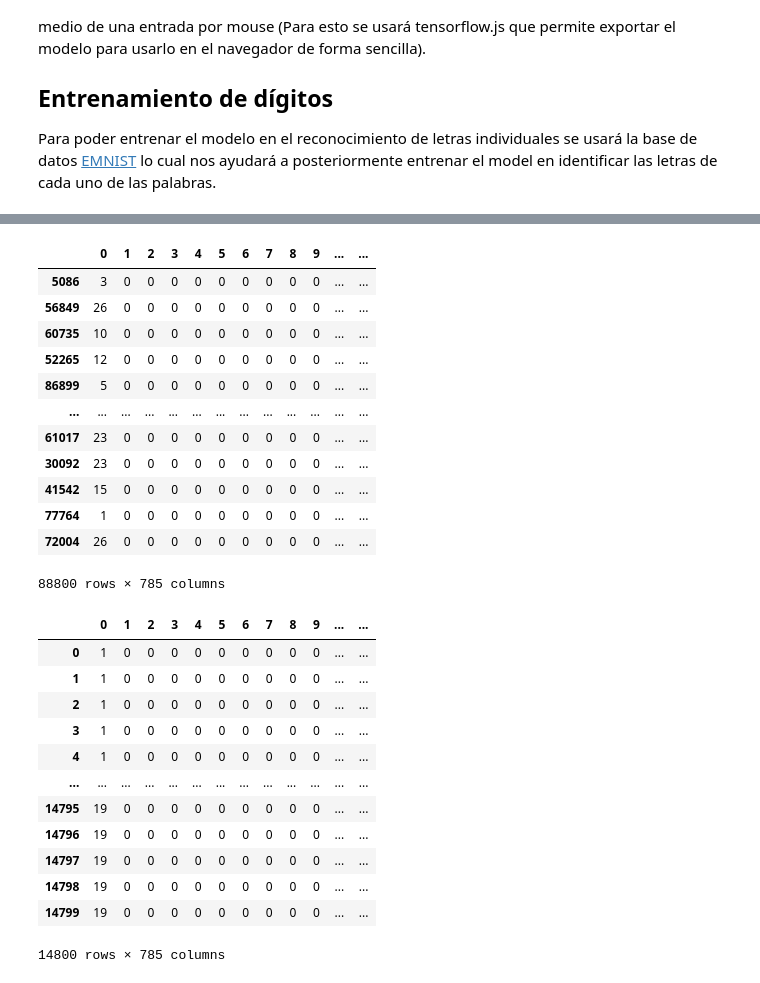
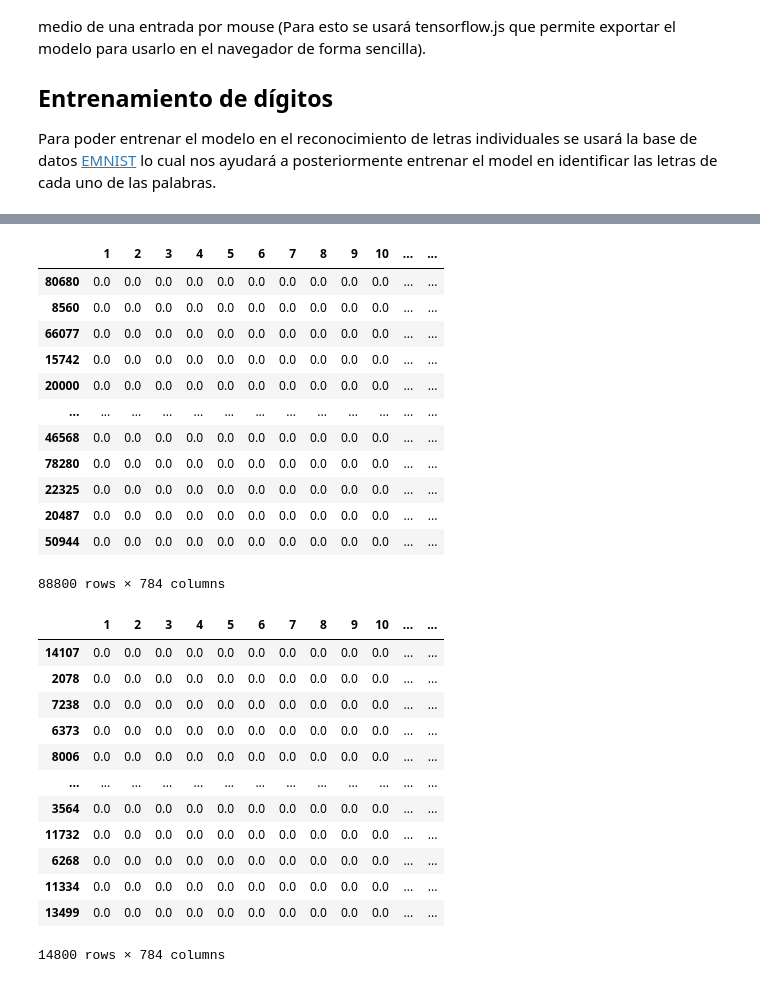
Before and after one commit to jaraycode/handwritten_recognition_IA, a Jupyter notebook: training.ipynb, the cells around one changed output, grey strips where cells are left out. Saved outputs shown, nothing was run; the diff lists cells and outputs as text; code cells hidden in the pictures.

Commit message:
Modelo
Se vuelva a escribir el archivo de jupyter para que tenga mejor presentación

```diff
--- a/training.ipynb
+++ b/training.ipynb
@@ -18,2 +25,14 @@ DATASET_JONAS = "dataset/archive"
+# %%
+def normalize(image):
+    return image/255.
+
+def grafic(modelo):
+    plt.xlabel("Épocas")
+    plt.ylabel("Pérdida")
+    plt.plot(modelo.history["loss"], label="Datos de entrenamiento")
+    plt.plot(modelo.history["val_loss"], label="Datos de prueba")
+    plt.legend(loc="upper right")
+    plt.ylim([0,1])
+    plt.show()
 # %%
 # Modelo
@@ -27,40 +50,42 @@ m.compile(optimizer='adam', loss=tf.keras.losses.SparseCategoricalCrossentropy(f
 # %%
 df_train = pd.read_csv(os.path.join(DATASET_JONAS, "emnist-letters-train.csv"), header=None)
 df_train = df_train.sample(frac=1)
 df_train_label = df_train.pop(0)
 num_train = df_train.__len__()
+df_train = df_train.map(normalize)
 df_train
 # %% [output]
-|  | 0 | 1 | 2 | 3 | 4 | 5 | 6 | 7 | 8 | 9 | ... | ... |
-| 5086 | 3 | 0 | 0 | 0 | 0 | 0 | 0 | 0 | 0 | 0 | ... | ... |
-| 56849 | 26 | 0 | 0 | 0 | 0 | 0 | 0 | 0 | 0 | 0 | ... | ... |
-| 60735 | 10 | 0 | 0 | 0 | 0 | 0 | 0 | 0 | 0 | 0 | ... | ... |
-| 52265 | 12 | 0 | 0 | 0 | 0 | 0 | 0 | 0 | 0 | 0 | ... | ... |
-| 86899 | 5 | 0 | 0 | 0 | 0 | 0 | 0 | 0 | 0 | 0 | ... | ... |
+|  | 1 | 2 | 3 | 4 | 5 | 6 | 7 | 8 | 9 | 10 | ... | ... |
+| 80680 | 0.0 | 0.0 | 0.0 | 0.0 | 0.0 | 0.0 | 0.0 | 0.0 | 0.0 | 0.0 | ... | ... |
+| 8560 | 0.0 | 0.0 | 0.0 | 0.0 | 0.0 | 0.0 | 0.0 | 0.0 | 0.0 | 0.0 | ... | ... |
+| 66077 | 0.0 | 0.0 | 0.0 | 0.0 | 0.0 | 0.0 | 0.0 | 0.0 | 0.0 | 0.0 | ... | ... |
+| 15742 | 0.0 | 0.0 | 0.0 | 0.0 | 0.0 | 0.0 | 0.0 | 0.0 | 0.0 | 0.0 | ... | ... |
+| 20000 | 0.0 | 0.0 | 0.0 | 0.0 | 0.0 | 0.0 | 0.0 | 0.0 | 0.0 | 0.0 | ... | ... |
 | ... | ... | ... | ... | ... | ... | ... | ... | ... | ... | ... | ... | ... |
-| 61017 | 23 | 0 | 0 | 0 | 0 | 0 | 0 | 0 | 0 | 0 | ... | ... |
-| 30092 | 23 | 0 | 0 | 0 | 0 | 0 | 0 | 0 | 0 | 0 | ... | ... |
-| 41542 | 15 | 0 | 0 | 0 | 0 | 0 | 0 | 0 | 0 | 0 | ... | ... |
-| 77764 | 1 | 0 | 0 | 0 | 0 | 0 | 0 | 0 | 0 | 0 | ... | ... |
-| 72004 | 26 | 0 | 0 | 0 | 0 | 0 | 0 | 0 | 0 | 0 | ... | ... |
+| 46568 | 0.0 | 0.0 | 0.0 | 0.0 | 0.0 | 0.0 | 0.0 | 0.0 | 0.0 | 0.0 | ... | ... |
+| 78280 | 0.0 | 0.0 | 0.0 | 0.0 | 0.0 | 0.0 | 0.0 | 0.0 | 0.0 | 0.0 | ... | ... |
+| 22325 | 0.0 | 0.0 | 0.0 | 0.0 | 0.0 | 0.0 | 0.0 | 0.0 | 0.0 | 0.0 | ... | ... |
+| 20487 | 0.0 | 0.0 | 0.0 | 0.0 | 0.0 | 0.0 | 0.0 | 0.0 | 0.0 | 0.0 | ... | ... |
+| 50944 | 0.0 | 0.0 | 0.0 | 0.0 | 0.0 | 0.0 | 0.0 | 0.0 | 0.0 | 0.0 | ... | ... |
-88800 rows × 785 columns
+88800 rows × 784 columns
 # %%
 df_test = pd.read_csv(os.path.join(DATASET_JONAS, "emnist-letters-test.csv"), header=None)
 df_test = df_test.sample(frac=1)
 df_test_label = df_test.pop(0)
+df_test = df_test.map(normalize)
 df_test
 # %% [output]
-|  | 0 | 1 | 2 | 3 | 4 | 5 | 6 | 7 | 8 | 9 | ... | ... |
-| 0 | 1 | 0 | 0 | 0 | 0 | 0 | 0 | 0 | 0 | 0 | ... | ... |
-| 1 | 1 | 0 | 0 | 0 | 0 | 0 | 0 | 0 | 0 | 0 | ... | ... |
-| 2 | 1 | 0 | 0 | 0 | 0 | 0 | 0 | 0 | 0 | 0 | ... | ... |
-| 3 | 1 | 0 | 0 | 0 | 0 | 0 | 0 | 0 | 0 | 0 | ... | ... |
-| 4 | 1 | 0 | 0 | 0 | 0 | 0 | 0 | 0 | 0 | 0 | ... | ... |
+|  | 1 | 2 | 3 | 4 | 5 | 6 | 7 | 8 | 9 | 10 | ... | ... |
+| 14107 | 0.0 | 0.0 | 0.0 | 0.0 | 0.0 | 0.0 | 0.0 | 0.0 | 0.0 | 0.0 | ... | ... |
+| 2078 | 0.0 | 0.0 | 0.0 | 0.0 | 0.0 | 0.0 | 0.0 | 0.0 | 0.0 | 0.0 | ... | ... |
+| 7238 | 0.0 | 0.0 | 0.0 | 0.0 | 0.0 | 0.0 | 0.0 | 0.0 | 0.0 | 0.0 | ... | ... |
+| 6373 | 0.0 | 0.0 | 0.0 | 0.0 | 0.0 | 0.0 | 0.0 | 0.0 | 0.0 | 0.0 | ... | ... |
+| 8006 | 0.0 | 0.0 | 0.0 | 0.0 | 0.0 | 0.0 | 0.0 | 0.0 | 0.0 | 0.0 | ... | ... |
 | ... | ... | ... | ... | ... | ... | ... | ... | ... | ... | ... | ... | ... |
-| 14795 | 19 | 0 | 0 | 0 | 0 | 0 | 0 | 0 | 0 | 0 | ... | ... |
-| 14796 | 19 | 0 | 0 | 0 | 0 | 0 | 0 | 0 | 0 | 0 | ... | ... |
-| 14797 | 19 | 0 | 0 | 0 | 0 | 0 | 0 | 0 | 0 | 0 | ... | ... |
-| 14798 | 19 | 0 | 0 | 0 | 0 | 0 | 0 | 0 | 0 | 0 | ... | ... |
-| 14799 | 19 | 0 | 0 | 0 | 0 | 0 | 0 | 0 | 0 | 0 | ... | ... |
+| 3564 | 0.0 | 0.0 | 0.0 | 0.0 | 0.0 | 0.0 | 0.0 | 0.0 | 0.0 | 0.0 | ... | ... |
+| 11732 | 0.0 | 0.0 | 0.0 | 0.0 | 0.0 | 0.0 | 0.0 | 0.0 | 0.0 | 0.0 | ... | ... |
+| 6268 | 0.0 | 0.0 | 0.0 | 0.0 | 0.0 | 0.0 | 0.0 | 0.0 | 0.0 | 0.0 | ... | ... |
+| 11334 | 0.0 | 0.0 | 0.0 | 0.0 | 0.0 | 0.0 | 0.0 | 0.0 | 0.0 | 0.0 | ... | ... |
+| 13499 | 0.0 | 0.0 | 0.0 | 0.0 | 0.0 | 0.0 | 0.0 | 0.0 | 0.0 | 0.0 | ... | ... |
-14800 rows × 785 columns
+14800 rows × 784 columns
 # %%
```
Also changed, not shown: parts of 7 cells of this notebook, 2 other files.
